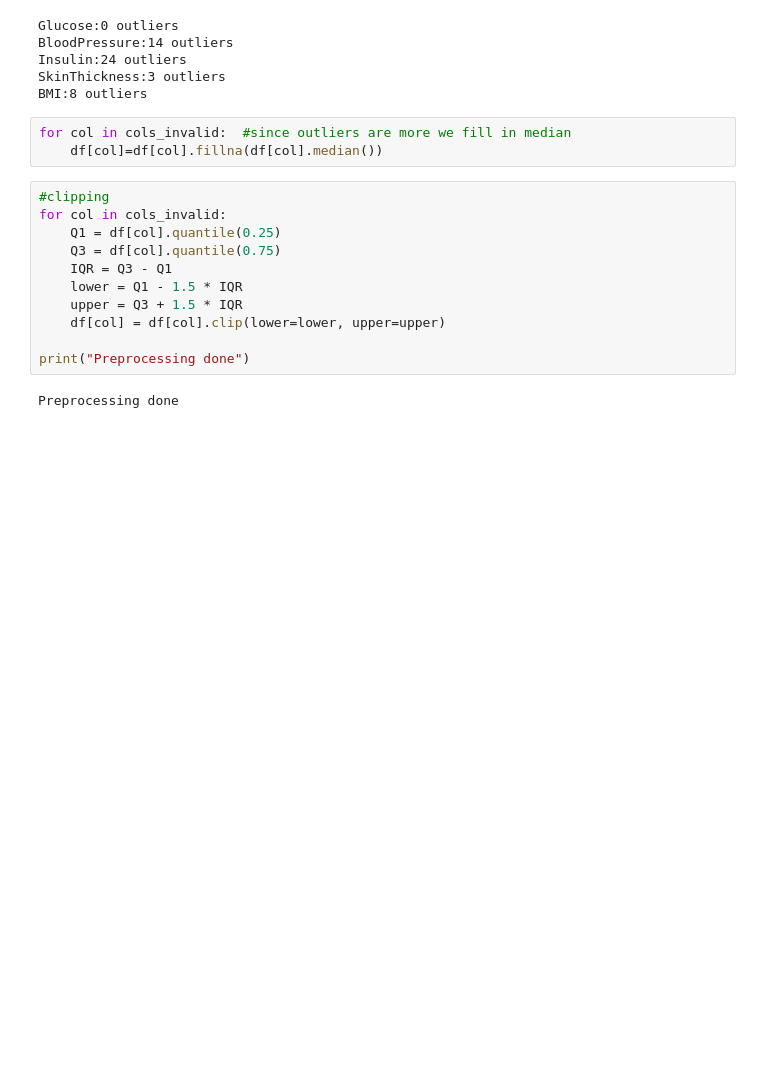
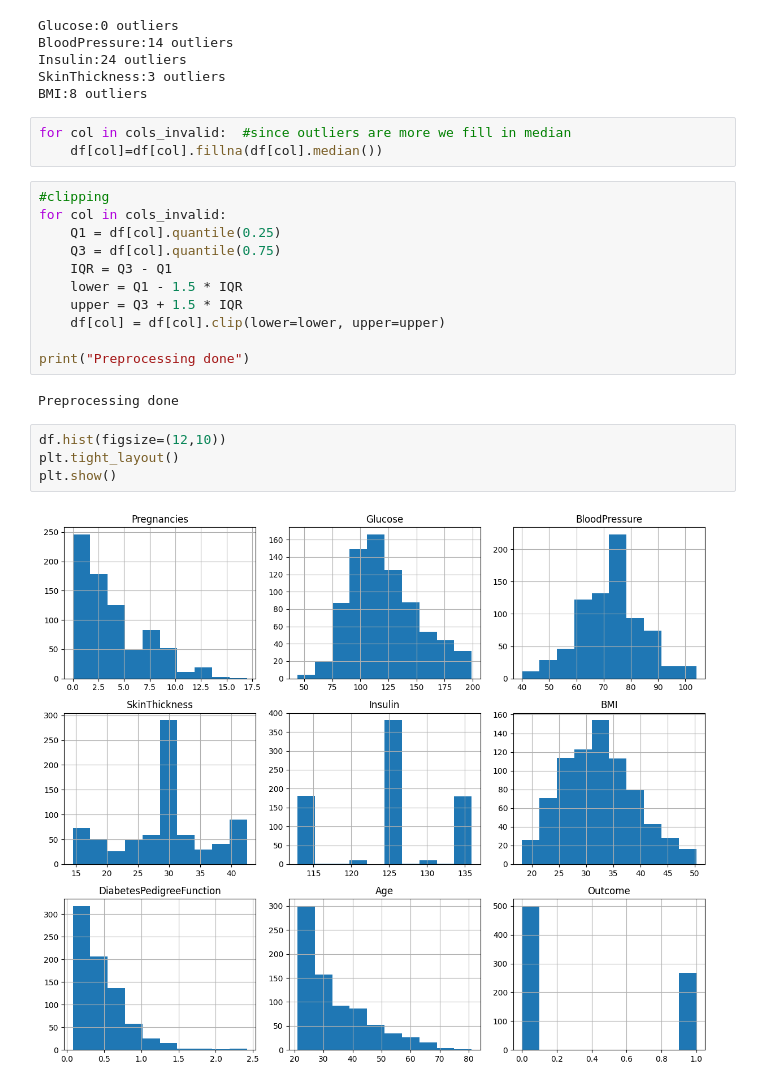
Before and after one commit to madhumirra01/diabetes-prediction-logistic-regression, a Jupyter notebook: diabetes-prediction.ipynb, the cells around one changed output. Cells and saved outputs as stored; diff of their text form; blank space fills up the shorter version.

```diff
--- a/diabetes-prediction.ipynb
+++ b/diabetes-prediction.ipynb
@@ -127,3 +128,9 @@ for col in cols_invalid:
 print("Preprocessing done")
 # %% [output]
 Preprocessing done
+# %%
+df.hist(figsize=(12,10))
+plt.tight_layout()
+plt.show()
+# %% [output]
+[figure, added]
```
Also changed, not shown: parts of 5 cells of this notebook.
